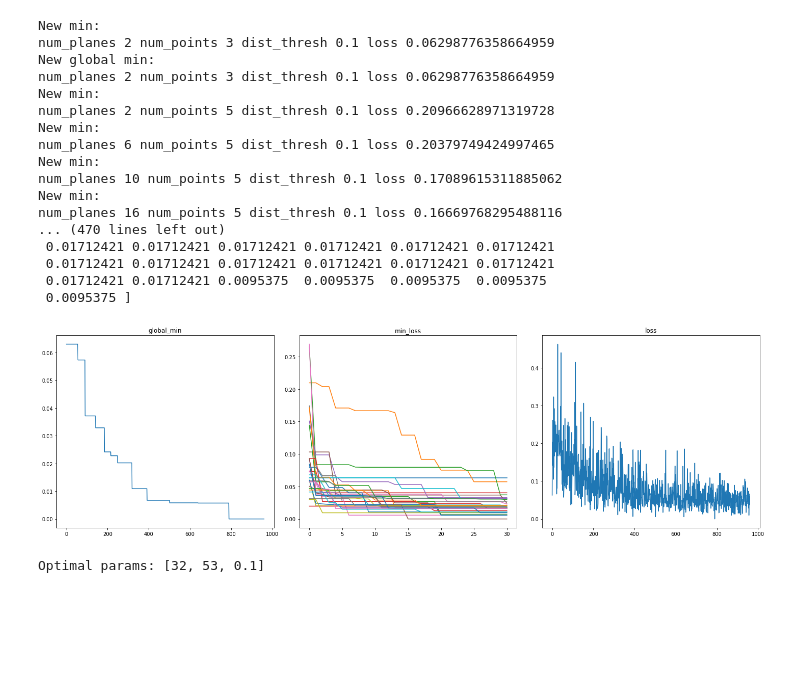
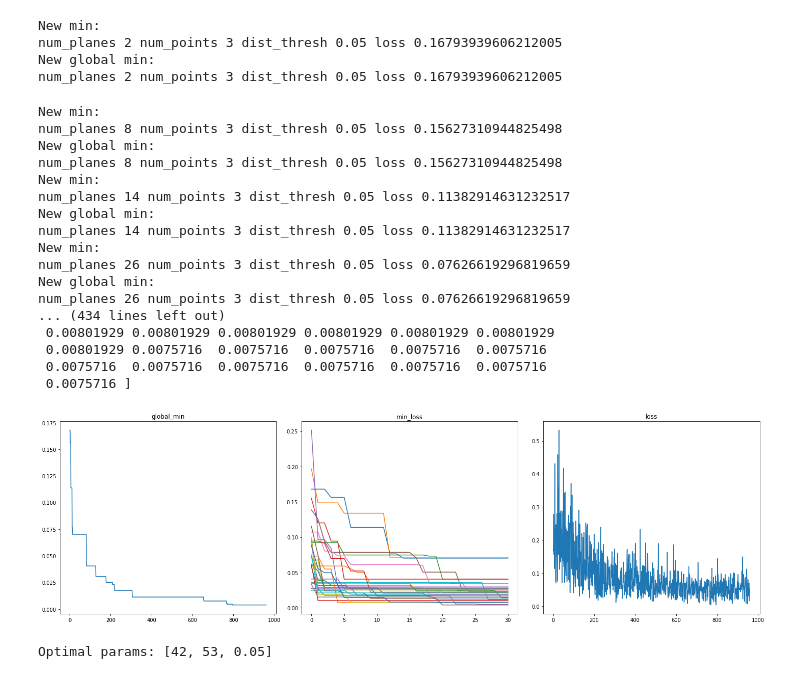
Before and after one commit to dylan-plummer/ransac_obstacle_detection, a Jupyter notebook: measure_performance.ipynb, the cells around one changed output. Saved outputs shown, nothing was run; the diff lists cells and outputs as text; code cells hidden in the pictures; blank space fills up the shorter version.

```diff
--- a/measure_performance.ipynb
+++ b/measure_performance.ipynb
@@ -32,7 +32,7 @@ path = 'kinect_data/'
 
 num_planes = np.arange(2,64,2)#[2,5,8,16, 32]
 num_points = np.arange(3,64,2)#[3,5,10,16, 32]
-dist_thresh = [0.1]
+dist_thresh = [0.05]
 
 def get_performance(x):
     planes = int(x[0])
@@ -126,50 +126,54 @@ for thresh in dist_thresh:
             loss_graph = np.append(loss_graph, current_loss)
         else:
             loss_graph = np.vstack((loss_graph, current_loss))
         epoch += 1
 
 
 rows = 1
 cols = 3
 y_lists = {'loss':performance_graph,
            'min_loss':loss_graph,
            'global_min': global_min_graph}
 graph_labels = list(y_lists.keys())
 fig, axes = plt.subplots(rows, cols, figsize=(20,6))
 fig.patch.set_facecolor('white')
 for i in range(1,4):
     sub = plt.subplot(rows, cols, i)
     sub.set_title(graph_labels[i-1])
     if graph_labels[i-1] == 'min_loss':
         for graph in y_lists[graph_labels[i-1]]:
             print(graph)
             plt.plot(graph)
     else:
         plt.plot(y_lists[graph_labels[i-1]])
 plt.tight_layout()
 plt.show()
 
 print('Optimal params:',min_params)
 # %% [output]
 New min:
-num_planes 2 num_points 3 dist_thresh 0.1 loss 0.06298776358664959
+num_planes 2 num_points 3 dist_thresh 0.05 loss 0.16793939606212005
 New global min:
-num_planes 2 num_points 3 dist_thresh 0.1 loss 0.06298776358664959
-New min:
-num_planes 2 num_points 5 dist_thresh 0.1 loss 0.20966628971319728
-New min:
-num_planes 6 num_points 5 dist_thresh 0.1 loss 0.20379749424997465
-New min:
-num_planes 10 num_points 5 dist_thresh 0.1 loss 0.17089615311885062
-New min:
-num_planes 16 num_points 5 dist_thresh 0.1 loss 0.16669768295488116
-... (470 lines left out)
- 0.01712421 0.01712421 0.01712421 0.01712421 0.01712421 0.01712421
- 0.01712421 0.01712421 0.01712421 0.01712421 0.01712421 0.01712421
- 0.01712421 0.01712421 0.0095375  0.0095375  0.0095375  0.0095375
- 0.0095375 ]
+num_planes 2 num_points 3 dist_thresh 0.05 loss 0.16793939606212005
+New min:
+num_planes 8 num_points 3 dist_thresh 0.05 loss 0.15627310944825498
+New global min:
+num_planes 8 num_points 3 dist_thresh 0.05 loss 0.15627310944825498
+New min:
+num_planes 14 num_points 3 dist_thresh 0.05 loss 0.11382914631232517
+New global min:
+num_planes 14 num_points 3 dist_thresh 0.05 loss 0.11382914631232517
+New min:
+num_planes 26 num_points 3 dist_thresh 0.05 loss 0.07626619296819659
+New global min:
+num_planes 26 num_points 3 dist_thresh 0.05 loss 0.07626619296819659
+... (434 lines left out)
+ 0.00801929 0.00801929 0.00801929 0.00801929 0.00801929 0.00801929
+ 0.00801929 0.0075716  0.0075716  0.0075716  0.0075716  0.0075716
+ 0.0075716  0.0075716  0.0075716  0.0075716  0.0075716  0.0075716
+ 0.0075716 ]
-[figure, old version]
+[figure, new version]
-Optimal params: [32, 53, 0.1]
+Optimal params: [42, 53, 0.05]
 # %%
 plt.plot(performance_graph)
 plt.plot(planes_graph)
```
Also changed, not shown: 18 other files.
